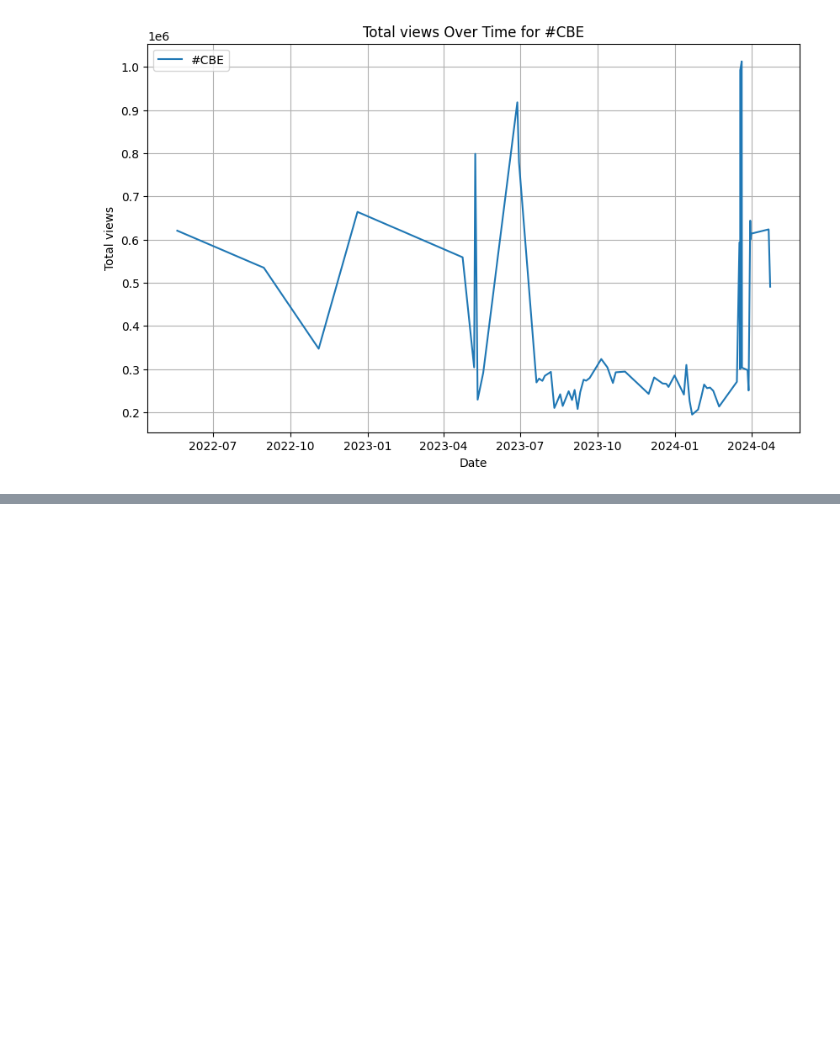
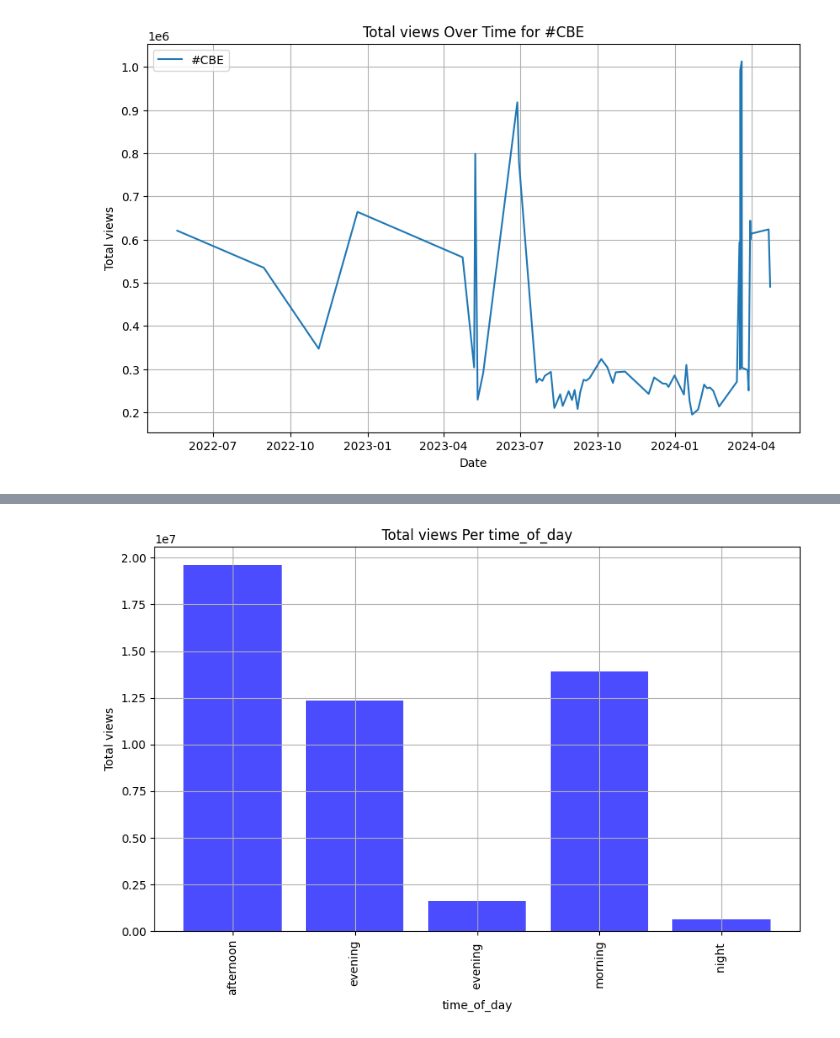
Before and after one commit to abrahamshimelis/Marketing-Analytics-Dashboard, a Jupyter notebook: notebooks/EDA.ipynb, the cells around one changed output, grey strips where cells are left out. Saved outputs shown, nothing was run; the diff lists cells and outputs as text; code cells hidden in the pictures; blank space fills up the shorter version.

```diff
--- a/notebooks/EDA.ipynb
+++ b/notebooks/EDA.ipynb
@@ -379,0 +384,4 @@ plot_time_series_for_single_category(df_posts, 'date', 'views', 'bank', '#CBE')
+# %%
+plot_bar_chart_for_cols(df_posts, 'views', 'time_of_day')
+# %% [output]
+[figure, added]
```
Also changed, not shown: parts of 2 cells of this notebook, 1 other file.
